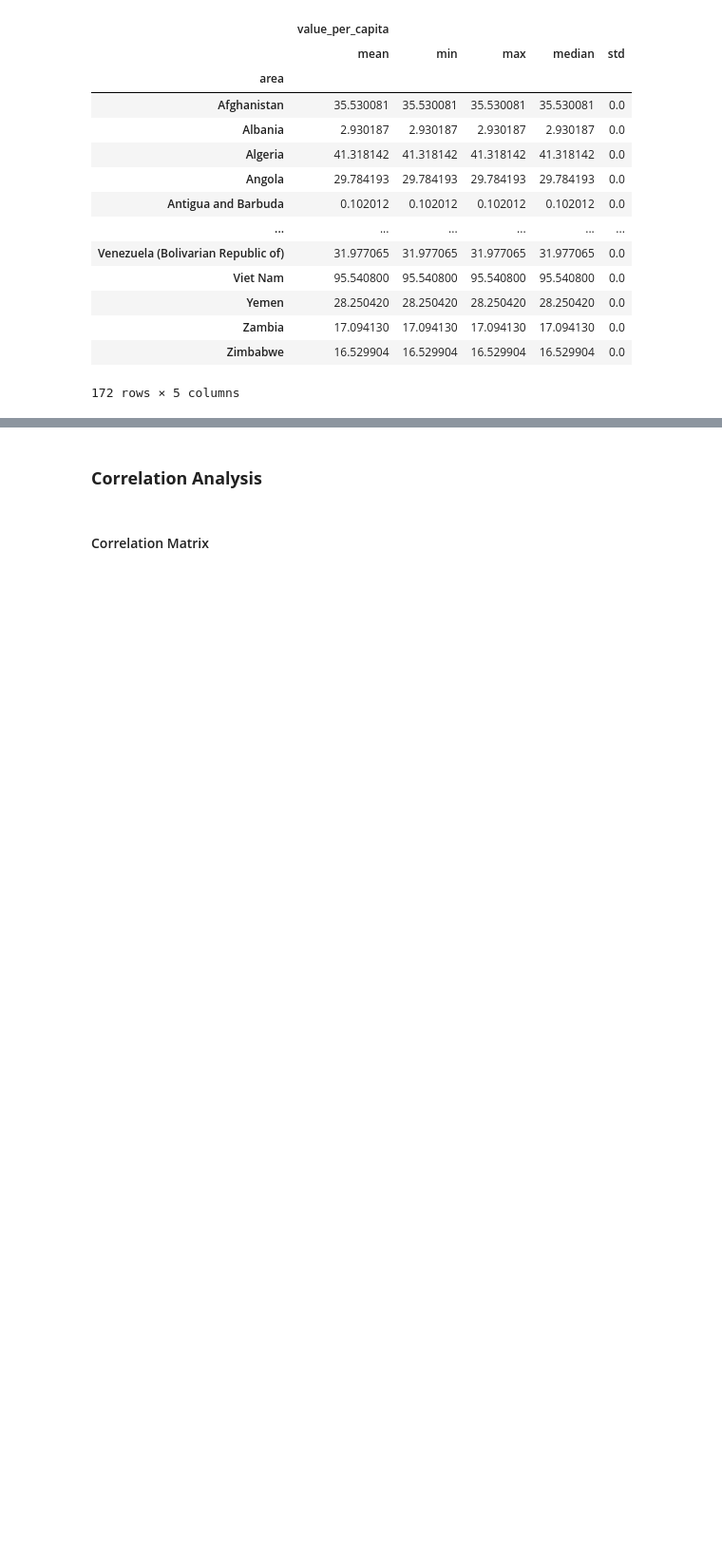
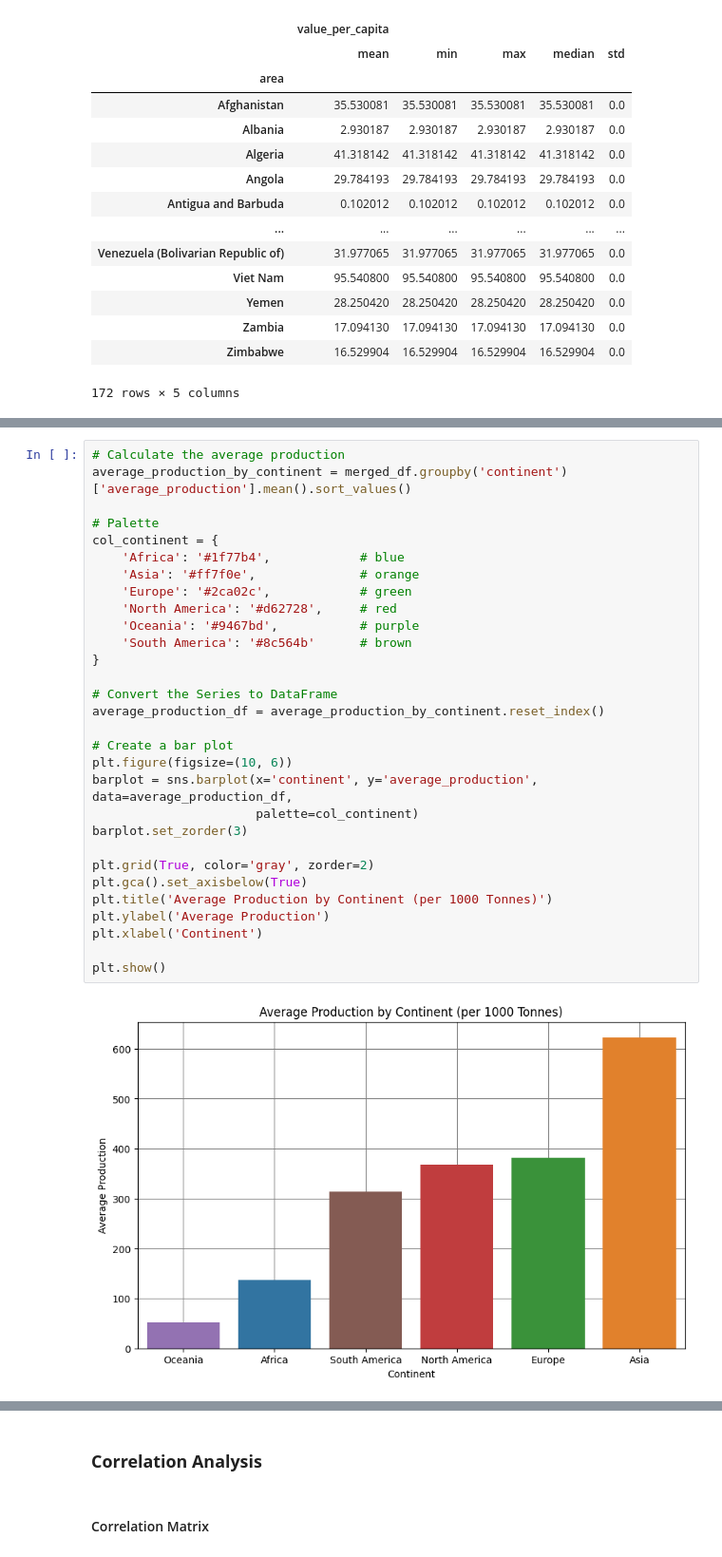
Before and after one commit to JoshuaEntrata/DataViz_Assessment1, a Jupyter notebook: Assessment1_Task2.ipynb, the cells around one changed output, grey strips where cells are left out. Shown at 95% size. Drawn from its saved outputs; the diff is of its cells as text; blank space fills up the shorter version.

```diff
--- a/Assessment1_Task2.ipynb
+++ b/Assessment1_Task2.ipynb
@@ -169,0 +172,32 @@ plt.show()
+# %%
+# Calculate the average production
+average_production_by_continent = merged_df.groupby('continent')['average_production'].mean().sort_values()
+
+# Palette
+col_continent = {
+    'Africa': '#1f77b4',            # blue
+    'Asia': '#ff7f0e',              # orange
+    'Europe': '#2ca02c',            # green
+    'North America': '#d62728',     # red
+    'Oceania': '#9467bd',           # purple
+    'South America': '#8c564b'      # brown
+}
+
+# Convert the Series to DataFrame
+average_production_df = average_production_by_continent.reset_index()
+
+# Create a bar plot
+plt.figure(figsize=(10, 6))
+barplot = sns.barplot(x='continent', y='average_production', data=average_production_df,
+                      palette=col_continent)
+barplot.set_zorder(3)
+
+plt.grid(True, color='gray', zorder=2)
+plt.gca().set_axisbelow(True)
+plt.title('Average Production by Continent (per 1000 Tonnes)')
+plt.ylabel('Average Production')
+plt.xlabel('Continent')
+
+plt.show()
+# %% [output]
+[figure, added]
```
Also changed, not shown: parts of 17 cells of this notebook, 1 other file.
